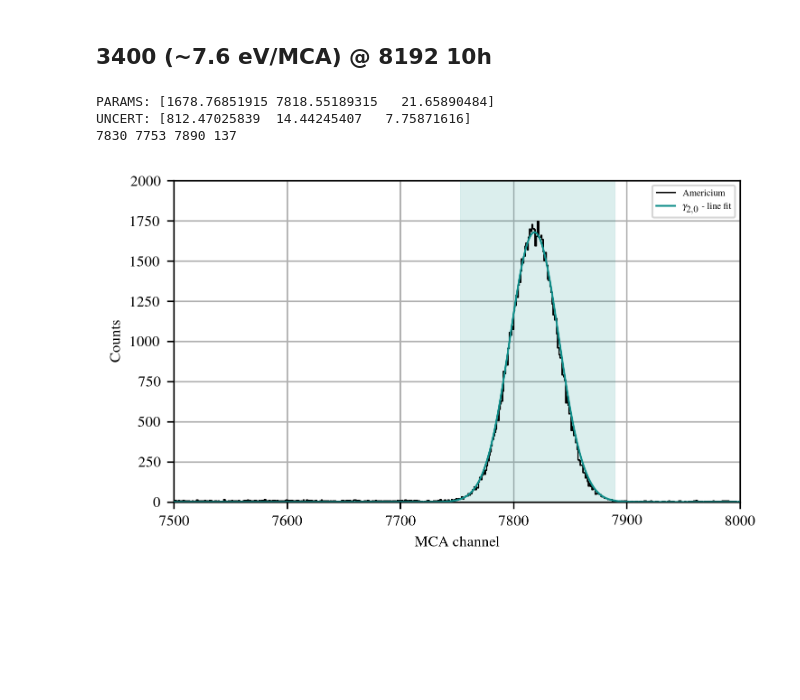
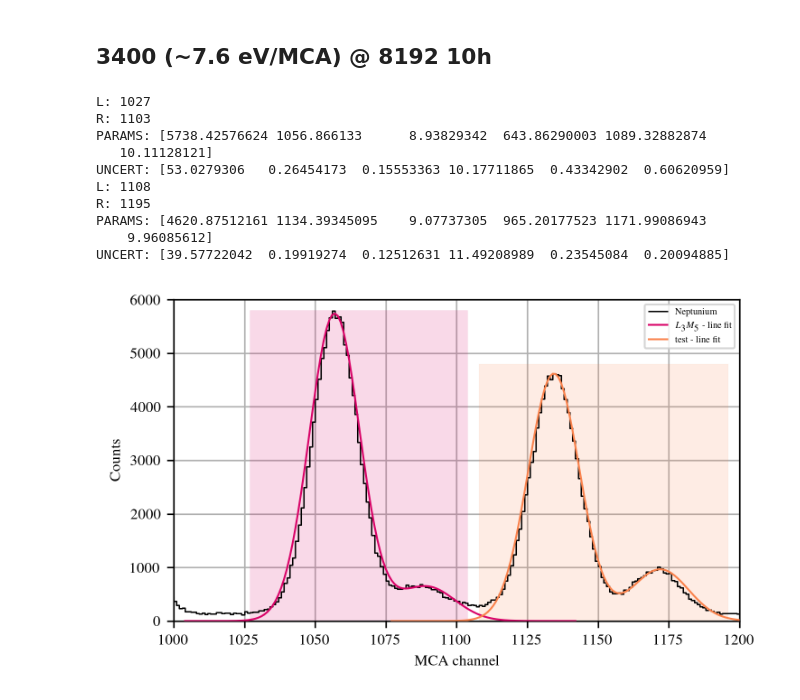
Before and after one commit to SirPhoenix007/IBA-Bonn, a Jupyter notebook: Study_2602_PIXEDetector/PIXE_results_HarwellSource.ipynb, the cells around one changed output. Saved outputs shown, nothing was run; the diff lists cells and outputs as text; code cells hidden in the pictures; blank space fills up the shorter version.

Commit message:
Dynamic window gaussian fitting (DWGF) procedure

```diff
--- a/Study_2602_PIXEDetector/PIXE_results_HarwellSource.ipynb
+++ b/Study_2602_PIXEDetector/PIXE_results_HarwellSource.ipynb
@@ -151,28 +149,27 @@ plt.savefig(f'./plots/uncalibrated/{meas_folder}/{meas_name}_wide.pdf', dpi=DPI)
 
 #### Upload to Confluence: Docu for Detector
 # %%
-def peak_fitter(file:str, init_values:list, gauss_ident:str):
+def peak_fitter(file:str, init_values:list, gauss_ident:str, select_window:list):
     data = read_json_formatted_file(file)
 
     bin_data = np.array(data['RawData'][:-1])
-    bin_data_zerofixed = np.where(bin_data == 0, 1, bin_data)
+    bin_data_selected = bin_data[select_window[0]:select_window[1]+1]
+    bin_data_zerofixed = np.where(bin_data_selected == 0, 1, bin_data_selected)
     data_err = np.sqrt(bin_data_zerofixed)
 
     bins = np.arange(0,len(bin_data),1)
-    bins_err = np.array([2]*len(bins))
+    bins_selected = bins[select_window[0]:select_window[1]+1]
+    bins_err = np.array([2]*len(bins_selected))
 
     if (gauss_ident == 'single'):
         beta = evaluator_scipy(func=gauss_func, beta0_list=init_values,
-                           x=bins, y=bin_data, xerr=bins_err, yerr=data_err)
+                           x=bins_selected, y=bin_data_selected, xerr=bins_err, yerr=data_err)
     elif (gauss_ident == 'double'):
         beta = evaluator_scipy(func=double_gauss_func, beta0_list=init_values,
-                           x=bins, y=bin_data, xerr=bins_err, yerr=data_err)
+                           x=bins_selected, y=bin_data_selected, xerr=bins_err, yerr=data_err)
     elif (gauss_ident == 'single_lin'):
         beta = evaluator_scipy(func=gauss_linear_func, beta0_list=init_values,
                            x=bins, y=bin_data, xerr=bins_err, yerr=data_err)
-    elif (gauss_ident == 'voigt'):
-        beta = evaluator_scipy(func=cauchy_voigt_func, beta0_list=init_values,
-                           x=bins, y=bin_data, xerr=bins_err, yerr=data_err)
 
     return beta
 # %% [markdown]
@@ -348,30 +389,39 @@ def grab_xrays(elem:str):
 # %%
 file_to_analyze = './/collected_data//2026_05_13//20260513-160638.vspc'
 
-init_val1 = [[1700,7830,50]]
-init_val2 = [[19500,434,20,15000,453,50]]
+init_val1 = [[1800,7820,22]]
+init_val2 = [[5800,1060,9,700,1080,11],[4800,1134,9,1000,1168,10]]
 init_val3 = [[55000,1825,50]]
 xlim1 = [7500,8000]
-xlim2 = [420,460]
+xlim2 = [1000,1200]
 xlim3 = [1750,1900]
 ylim1 = [0,2000]
-ylim2 = [0,20000]
+ylim2 = [0,6000]
 ylim3 = []
 info1 = ['Americium', '$\gamma_{2,0}$']
-info2 = ['Neptunium', '$L_3M_5$']
+info2 = ['Neptunium', '$L_3M_5$', 'test','test']
 info3 = ['Neptunium', '$L_3M_5$']
 gauss1 = ['single']
-gauss2 = ['double']
+gauss2 = ['double','double']
 gauss3 = ['single']
 
-selection_fitter_plotter(file = file_to_analyze, peaks = init_val1, xlim=xlim1, ylim=ylim1, info=info1, col_flag=True, identifier='0', gauss_ident=gauss1)
+# selection_fitter_plotter(file = file_to_analyze, peaks = init_val1, xlim=xlim1, ylim=ylim1, info=info1, col_flag=True, identifier='0', gauss_ident=gauss1)
+selection_fitter_plotter(file = file_to_analyze, peaks = init_val2, xlim=xlim2, ylim=ylim2, info=info2, col_flag=False, identifier='1', gauss_ident=gauss2)
+
 
 
 # all_peaks_one_measurement(file = file_to_analyze, peaks = init_val1, xlim=xlim1, ylim=ylim1, info=info1, col_flag=True, identifier='0', gauss_ident=gauss1)
 # all_peaks_one_measurement(file = file_to_analyze, peaks = init_val2, xlim=xlim2, ylim=ylim2, info=info2, col_flag=True, identifier='1', gauss_ident=gauss2)
 # all_peaks_one_measurement(file = file_to_analyze, peaks = init_val3, xlim=xlim3, ylim=ylim3, info=info3, col_flag=True, identifier='3', gauss_ident=gauss3)
 # %% [output]
-PARAMS: [1678.76851915 7818.55189315   21.65890484]
-UNCERT: [812.47025839  14.44245407   7.75871616]
-7830 7753 7890 137
+L: 1027
+R: 1103
+PARAMS: [5738.42576624 1056.866133      8.93829342  643.86290003 1089.32882874
+   10.11128121]
+UNCERT: [53.0279306   0.26454173  0.15553363 10.17711865  0.43342902  0.60620959]
+L: 1108
+R: 1195
+PARAMS: [4620.87512161 1134.39345095    9.07737305  965.20177523 1171.99086943
+    9.96085612]
+UNCERT: [39.57722042  0.19919274  0.12512631 11.49208989  0.23545084  0.20094885]
-[figure, old version]
+[figure, new version]
```
Also changed, not shown: parts of 3 cells of this notebook, 1 other file.
